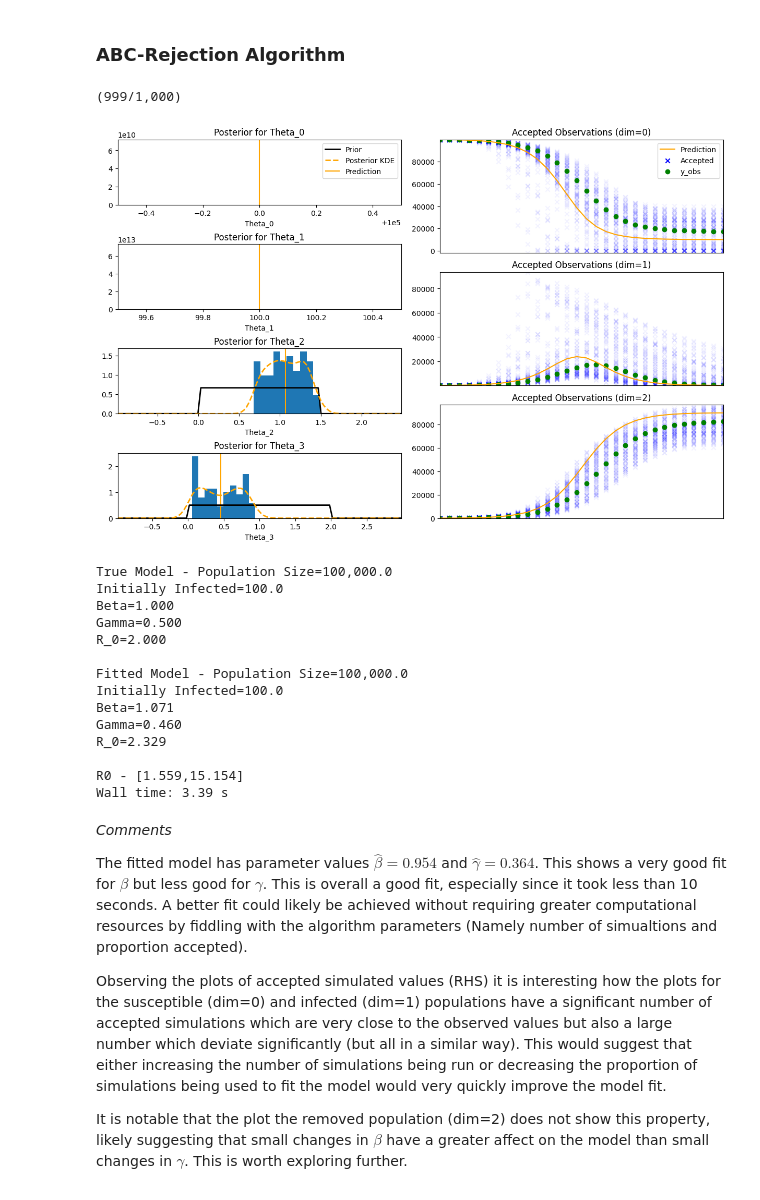
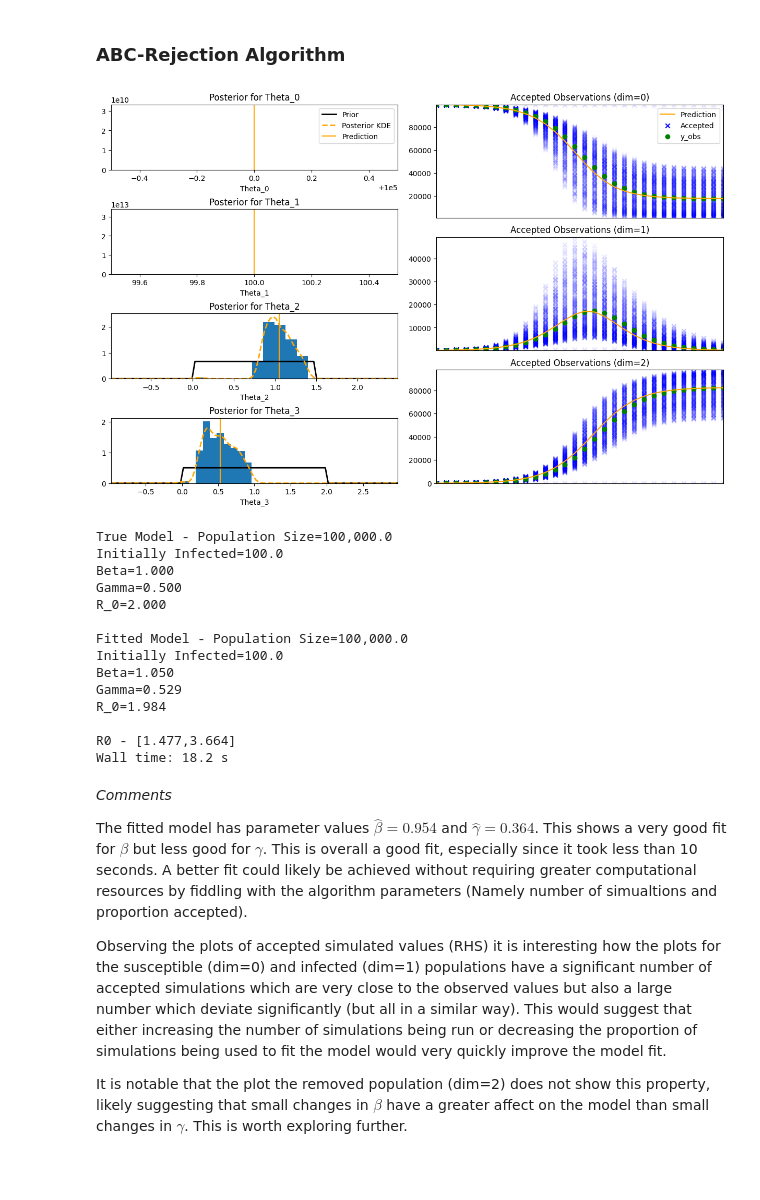
Before and after one commit to dajhutchinson/bayesian-modelling-of-epidemic-events, a Jupyter notebook: Code/SIR_Notebook.ipynb, the cells around one changed output. Drawn from its saved outputs; the diff is of its cells as text; code cells hidden in the pictures.

```diff
--- a/Code/SIR_Notebook.ipynb
+++ b/Code/SIR_Notebook.ipynb
@@ -166,34 +166,33 @@ For all three algorithms I use the same set of priors and summary statistics:
 # %%
 %%time
 # ABC-Rejection Sampling (Best Samples)
 np.random.seed(16111998) # Fix random seed
 sir_priors=[stats.uniform(100000,0),stats.uniform(100,0),stats.uniform(0,1.5),stats.uniform(0,2)]
 
-sampling_details={"sampling_method":"best","num_runs":1000,"sample_size":100}
+sampling_details={"sampling_method":"best","num_runs":10000,"sample_size":500,"distance_measure":ABC.log_l2_norm}
 fitted_model,accepted_params=ABC.abc_rejcection(n_obs=30,y_obs=sir_model.observe(),fitting_model=sir_model.copy([1,1,1,1]),priors=sir_priors,sampling_details=sampling_details)
 print("True Model - {}\n".format(sir_model))
 print("Fitted Model - {}\n".format(fitted_model))
 
 # 90% CI for R0 value
 r0_estimate=estimate_r0(accepted_params)
 print("R0 - [{:.3f},{:.3f}]".format(r0_estimate[0],r0_estimate[1]))
 # %% [output]
+[figure, new version]
-(999/1,000)
+True Model - Population Size=100,000.0
+Initially Infected=100.0
+Beta=1.000
+Gamma=0.500
+R_0=2.000
+
+Fitted Model - Population Size=100,000.0
+Initially Infected=100.0
+Beta=1.050
+Gamma=0.529
+R_0=1.984
+
+R0 - [1.477,3.664]
+Wall time: 18.2 s
-[figure, old version]
-True Model - Population Size=100,000.0
-Initially Infected=100.0
-Beta=1.000
-Gamma=0.500
-R_0=2.000
-
-Fitted Model - Population Size=100,000.0
-Initially Infected=100.0
-Beta=1.071
-Gamma=0.460
-R_0=2.329
-
-R0 - [1.559,15.154]
-Wall time: 3.39 s
 # %% [markdown]
 *Comments*
 
```
Also changed, not shown: 6 other files.
